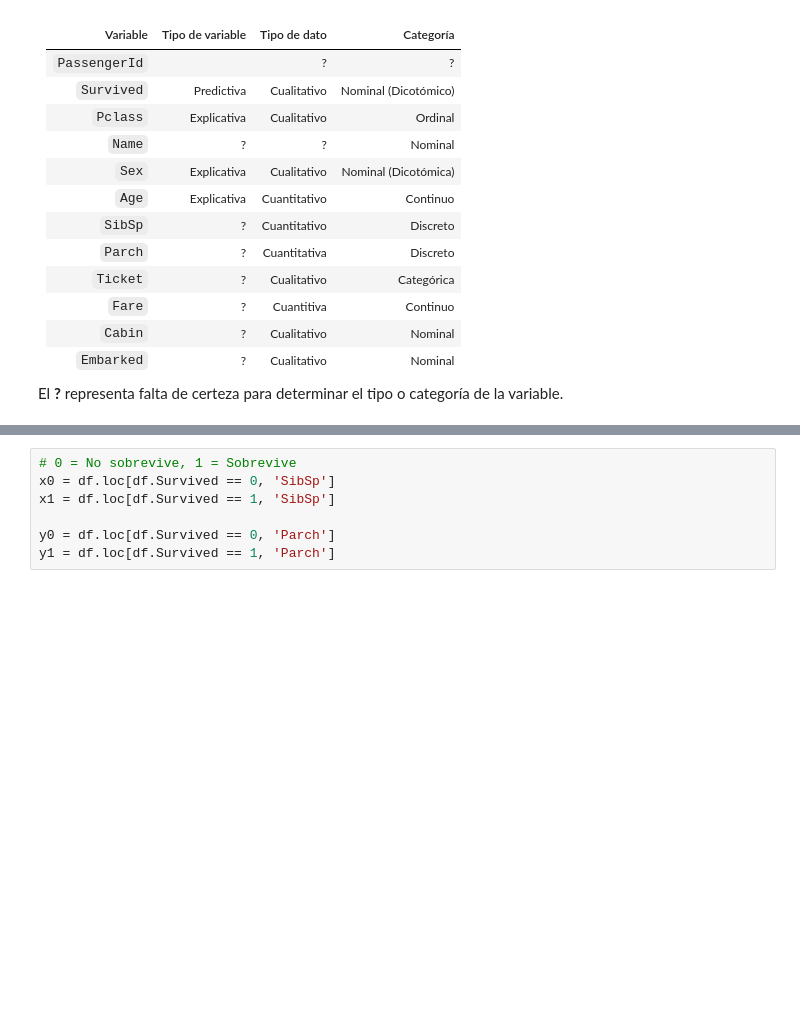
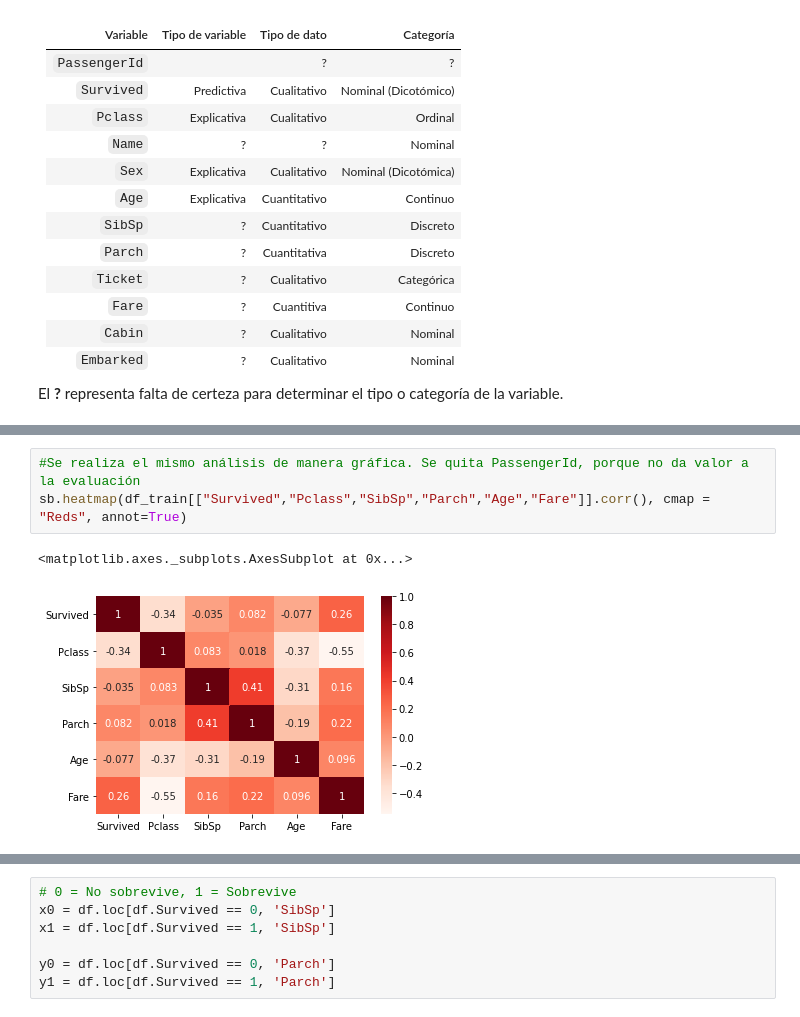
Before and after one commit to juancn95/saturdaysAI_titanic_challenge, a Jupyter notebook: SaturdaysAI_titanic_challenge.ipynb, the cells around one changed output, grey strips where cells are left out. Drawn from its saved outputs; the diff is of its cells as text; blank space fills up the shorter version.

```diff
--- a/SaturdaysAI_titanic_challenge.ipynb
+++ b/SaturdaysAI_titanic_challenge.ipynb
@@ -262,0 +243,6 @@ El **?** representa falta de certeza para determinar el tipo o categoría de la
+# %%
+#Se realiza el mismo análisis de manera gráfica. Se quita PassengerId, porque no da valor a la evaluación
+sb.heatmap(df_train[["Survived","Pclass","SibSp","Parch","Age","Fare"]].corr(), cmap = "Reds", annot=True)
+# %% [output]
+<matplotlib.axes._subplots.AxesSubplot at 0x...>
+[figure, added]
```
Also changed, not shown: parts of 99 cells of this notebook.
